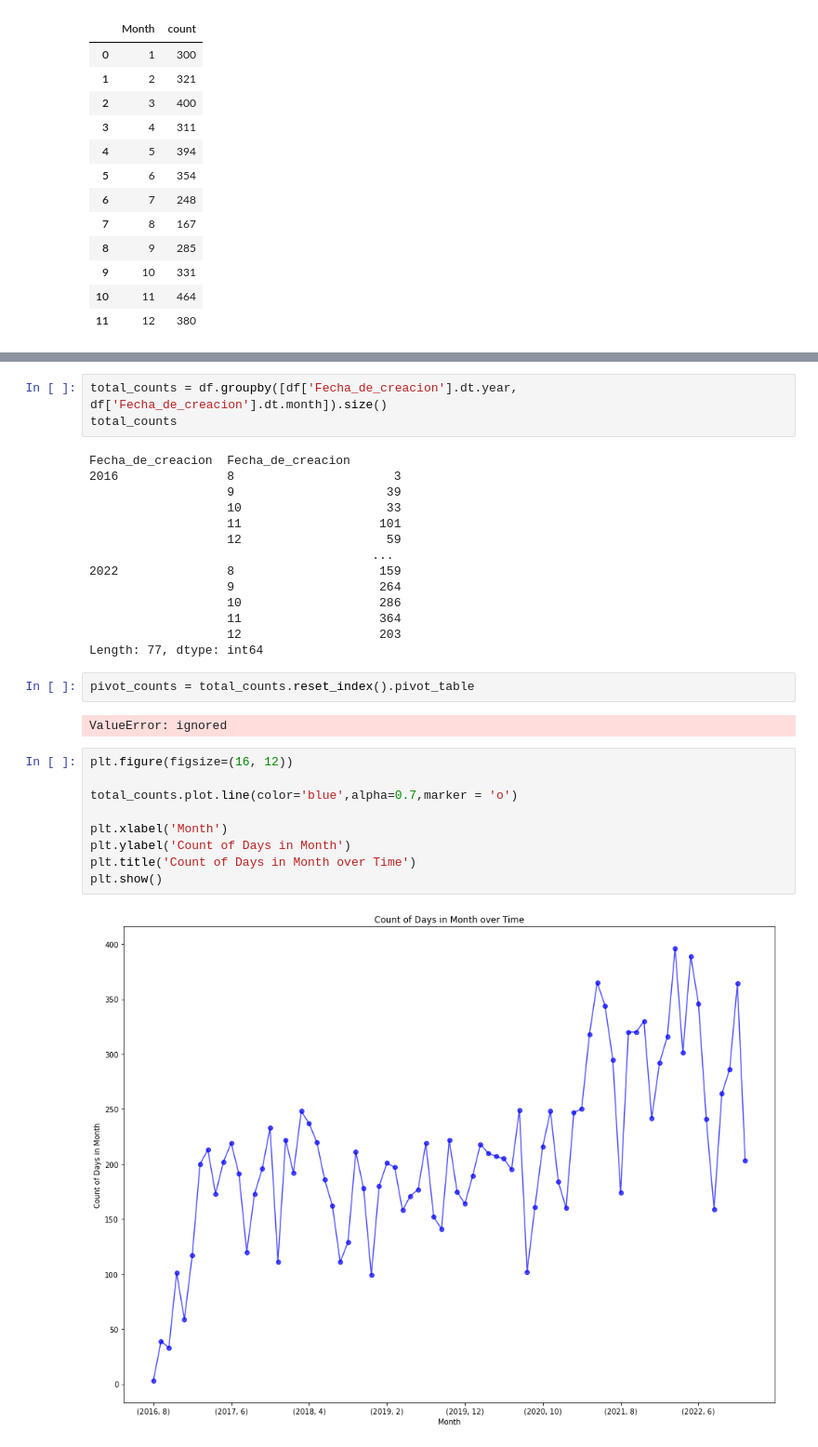
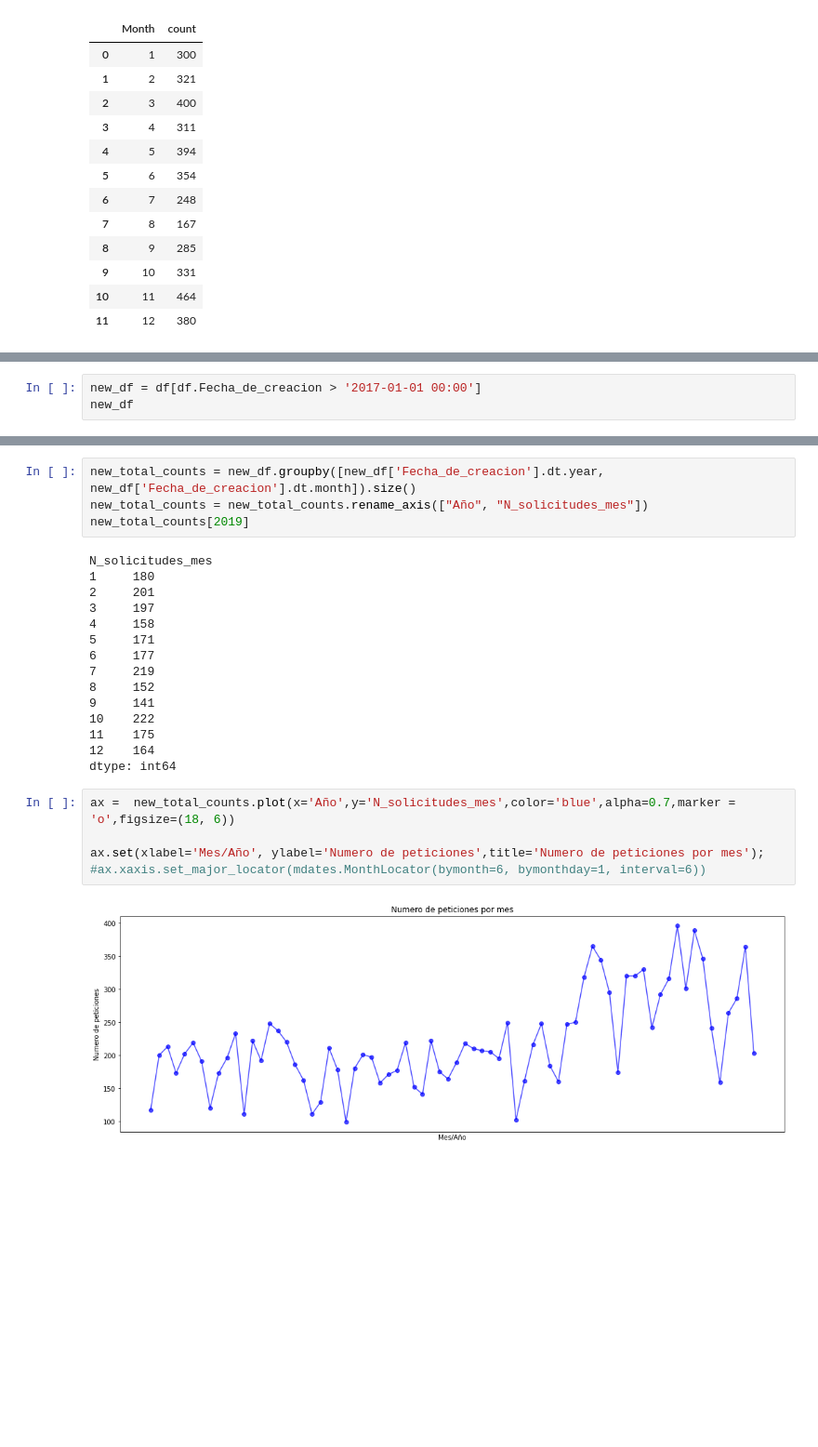
Before and after one commit to jvidorreta/TFG_SDG_JVID, a Jupyter notebook: TFG_SDG_JVID.ipynb, the cells around one changed output, grey strips where cells are left out. Shown at 93% size. Drawn from its saved outputs; the diff is of its cells as text; blank space fills up the shorter version.

```diff
--- a/TFG_SDG_JVID.ipynb
+++ b/TFG_SDG_JVID.ipynb
@@ -225,0 +225,3 @@ Mostrar el gráfico con un solo datframe
+# %%
+new_df = df[df.Fecha_de_creacion > '2017-01-01 00:00']
+new_df
@@ -226,32 +242,26 @@ Mostrar el gráfico con un solo datframe
 # %%
-total_counts = df.groupby([df['Fecha_de_creacion'].dt.year, df['Fecha_de_creacion'].dt.month]).size()
-total_counts
+new_total_counts = new_df.groupby([new_df['Fecha_de_creacion'].dt.year, new_df['Fecha_de_creacion'].dt.month]).size()
+new_total_counts = new_total_counts.rename_axis(["Año", "N_solicitudes_mes"])
+new_total_counts[2019]
 # %% [output]
-Fecha_de_creacion  Fecha_de_creacion
-2016               8                      3
-                   9                     39
-                   10                    33
-                   11                   101
-                   12                    59
-                                       ...
-2022               8                    159
-                   9                    264
-                   10                   286
-                   11                   364
-                   12                   203
-Length: 77, dtype: int64
+N_solicitudes_mes
+1     180
+2     201
+3     197
+4     158
+5     171
+6     177
+7     219
+8     152
+9     141
+10    222
+11    175
+12    164
+dtype: int64
-# %%
-pivot_counts = total_counts.reset_index().pivot_table
-# %% [output]
-ValueError: ignored
-# %%
-plt.figure(figsize=(16, 12))
-
-total_counts.plot.line(color='blue',alpha=0.7,marker = 'o')
-
-plt.xlabel('Month')
-plt.ylabel('Count of Days in Month')
-plt.title('Count of Days in Month over Time')
-plt.show()
-# %% [output]
-[figure, removed]
+# %%
+ax =  new_total_counts.plot(x='Año',y='N_solicitudes_mes',color='blue',alpha=0.7,marker = 'o',figsize=(18, 6))
+
+ax.set(xlabel='Mes/Año', ylabel='Numero de peticiones',title='Numero de peticiones por mes');
+#ax.xaxis.set_major_locator(mdates.MonthLocator(bymonth=6, bymonthday=1, interval=6))
+# %% [output]
+[figure, added]
```
Also changed, not shown: parts of 11 cells of this notebook.
